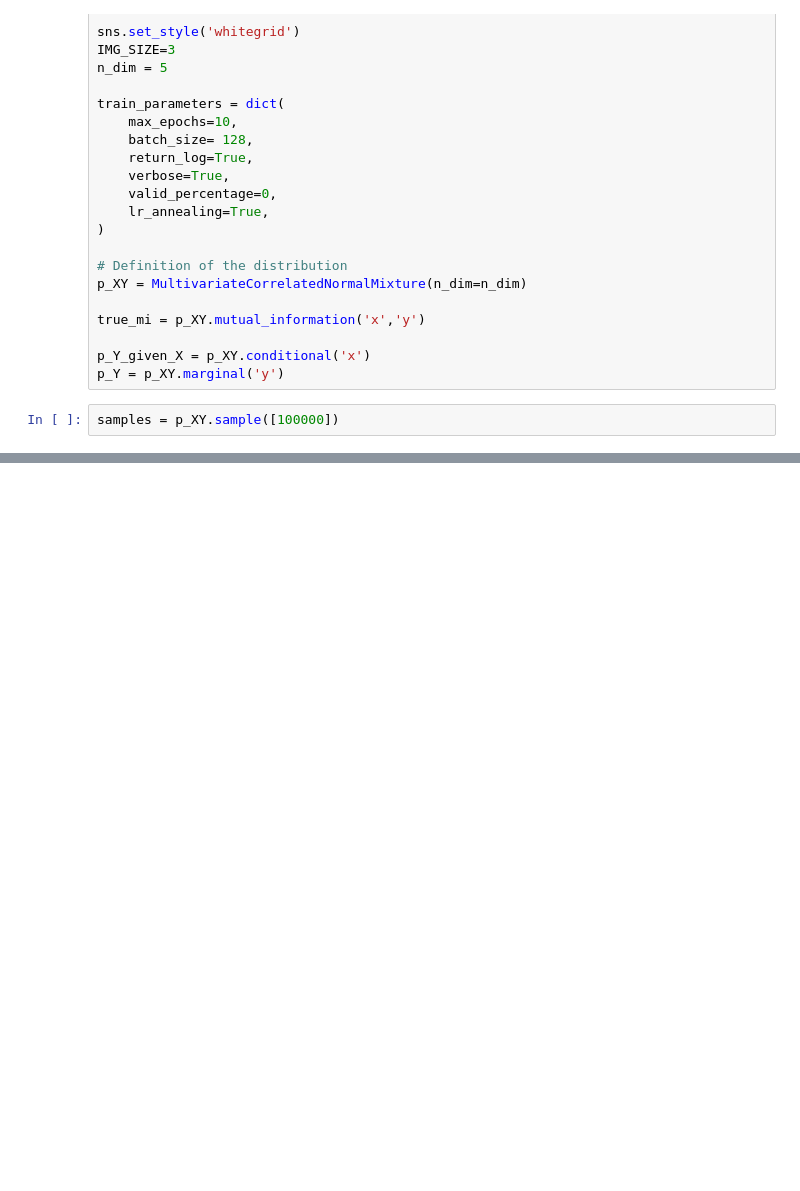
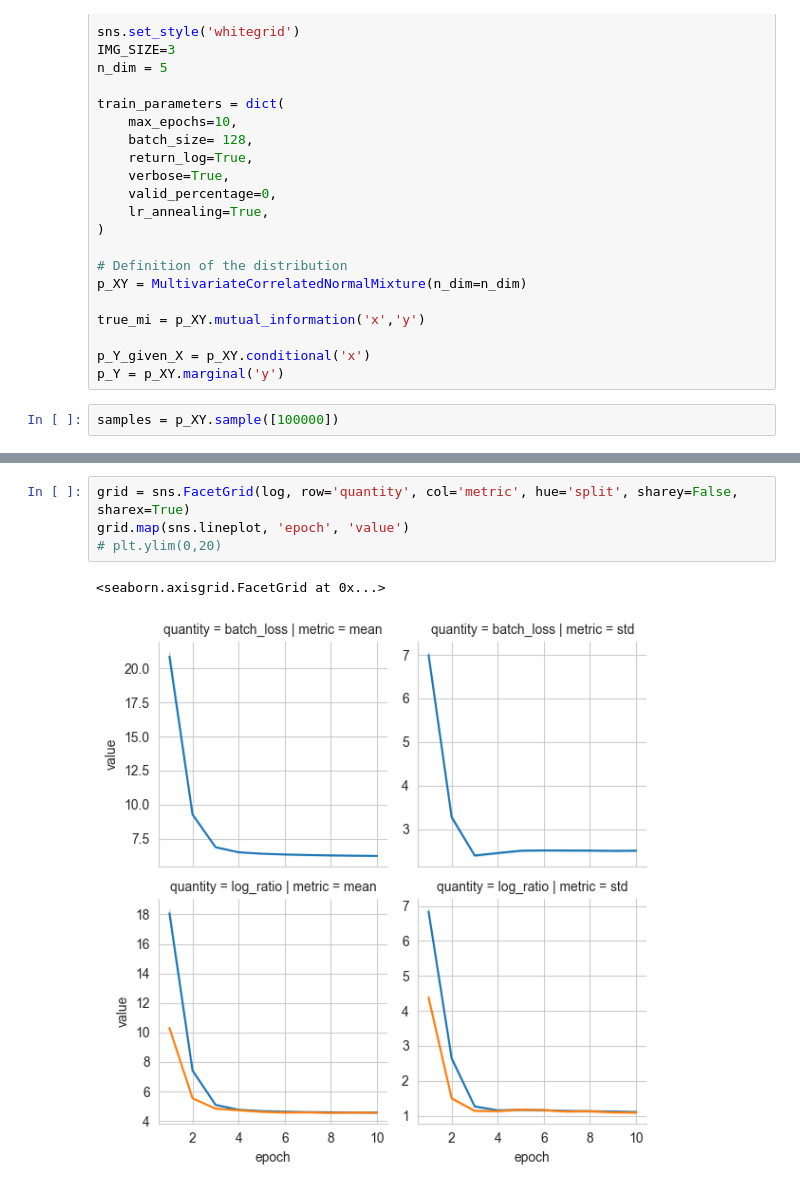
Before and after one commit to mfederici/torch-mist, a Jupyter notebook: docs/notebooks/hybrid.ipynb, the cells around one changed output, grey strips where cells are left out. Saved outputs shown, nothing was run; the diff lists cells and outputs as text; blank space fills up the shorter version.

```diff
--- a/docs/notebooks/hybrid.ipynb
+++ b/docs/notebooks/hybrid.ipynb
@@ -137,0 +126,7 @@ train_log[train_log['split']=='validation']
+# %%
+grid = sns.FacetGrid(log, row='quantity', col='metric', hue='split', sharey=False, sharex=True)
+grid.map(sns.lineplot, 'epoch', 'value')
+# plt.ylim(0,20)
+# %% [output]
+<seaborn.axisgrid.FacetGrid at 0x...>
+[figure, added]
```
Also changed, not shown: parts of 16 cells of this notebook, 7 other files.
